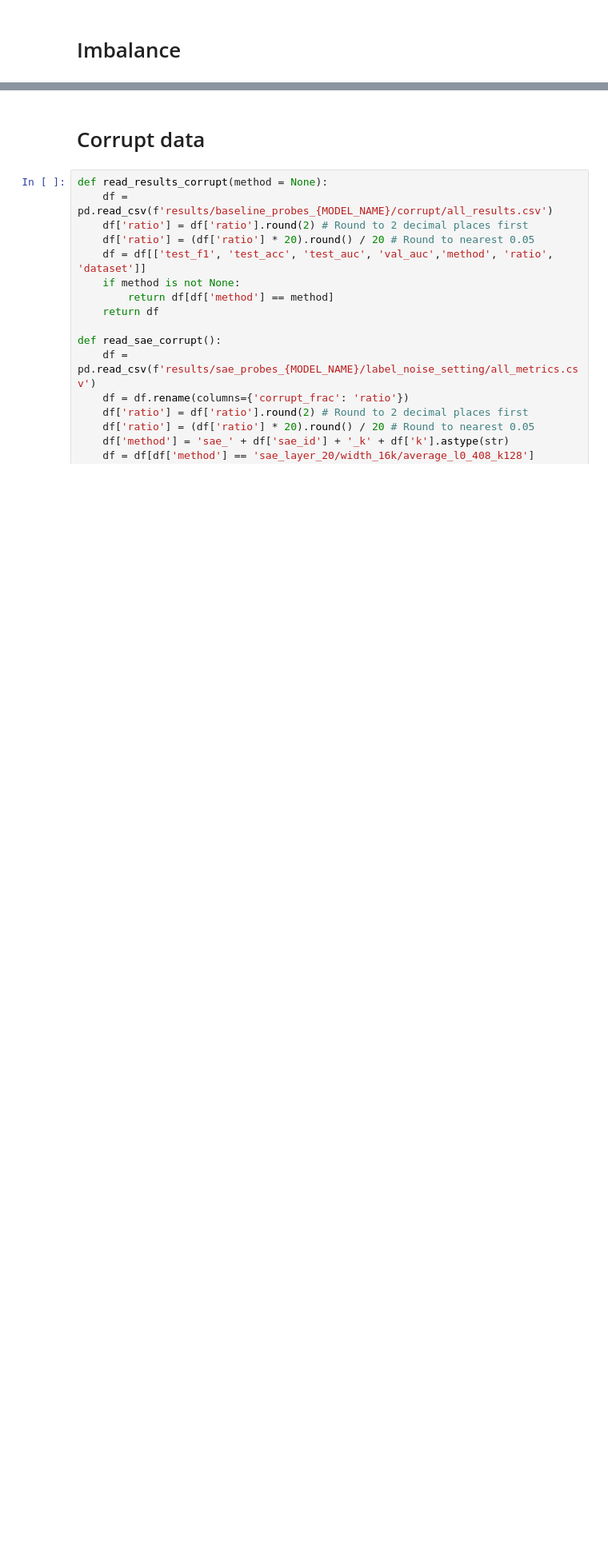
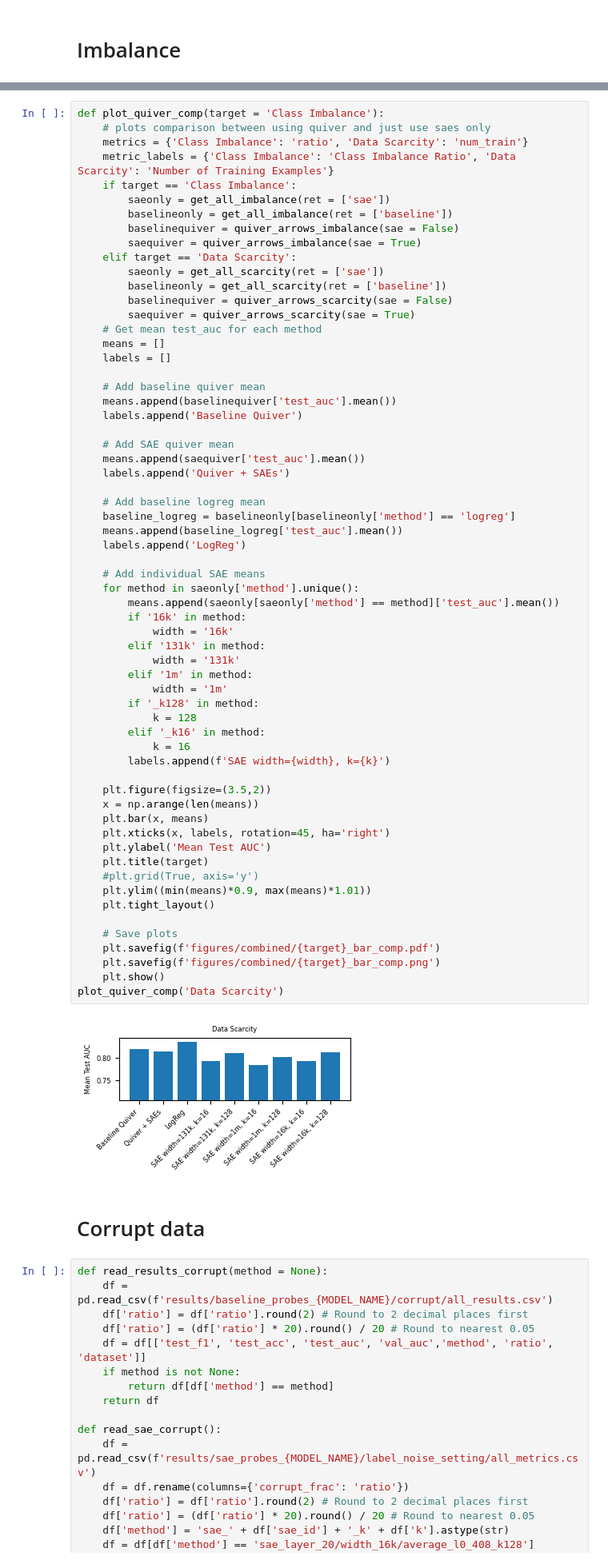
Before and after one commit to mganderson-goodfire/SAE-Probes, a Jupyter notebook: plot_combined.ipynb, the cells around one changed output, grey strips where cells are left out. Shown at 80% size. Saved outputs shown, nothing was run; the diff lists cells and outputs as text; blank space fills up the shorter version.

```diff
--- a/plot_combined.ipynb
+++ b/plot_combined.ipynb
@@ -97,3 +182,67 @@ def quiver_arrows_imbalance(sae = False):
+# %%
+def plot_quiver_comp(target = 'Class Imbalance'):
+    # plots comparison between using quiver and just use saes only
+    metrics = {'Class Imbalance': 'ratio', 'Data Scarcity': 'num_train'}
+    metric_labels = {'Class Imbalance': 'Class Imbalance Ratio', 'Data Scarcity': 'Number of Training Examples'}
+    if target == 'Class Imbalance':
+        saeonly = get_all_imbalance(ret = ['sae'])
+        baselineonly = get_all_imbalance(ret = ['baseline'])
+        baselinequiver = quiver_arrows_imbalance(sae = False)
+        saequiver = quiver_arrows_imbalance(sae = True)
+    elif target == 'Data Scarcity':
+        saeonly = get_all_scarcity(ret = ['sae'])
+        baselineonly = get_all_scarcity(ret = ['baseline'])
+        baselinequiver = quiver_arrows_scarcity(sae = False)
+        saequiver = quiver_arrows_scarcity(sae = True)
+    # Get mean test_auc for each method
+    means = []
+    labels = []
+
+    # Add baseline quiver mean
+    means.append(baselinequiver['test_auc'].mean())
+    labels.append('Baseline Quiver')
+
+    # Add SAE quiver mean
+    means.append(saequiver['test_auc'].mean())
+    labels.append('Quiver + SAEs')
+
+    # Add baseline logreg mean
+    baseline_logreg = baselineonly[baselineonly['method'] == 'logreg']
+    means.append(baseline_logreg['test_auc'].mean())
+    labels.append('LogReg')
+
+    # Add individual SAE means
+    for method in saeonly['method'].unique():
+        means.append(saeonly[saeonly['method'] == method]['test_auc'].mean())
+        if '16k' in method:
+            width = '16k'
+        elif '131k' in method:
+            width = '131k'
+        elif '1m' in method:
+            width = '1m'
+        if '_k128' in method:
+            k = 128
+        elif '_k16' in method:
+            k = 16
+        labels.append(f'SAE width={width}, k={k}')
+
+    plt.figure(figsize=(3.5,2))
+    x = np.arange(len(means))
+    plt.bar(x, means)
+    plt.xticks(x, labels, rotation=45, ha='right')
+    plt.ylabel('Mean Test AUC')
+    plt.title(target)
+    #plt.grid(True, axis='y')
+    plt.ylim((min(means)*0.9, max(means)*1.01))
+    plt.tight_layout()
+
+    # Save plots
+    plt.savefig(f'figures/combined/{target}_bar_comp.pdf')
+    plt.savefig(f'figures/combined/{target}_bar_comp.png')
+    plt.show()
+plot_quiver_comp('Data Scarcity')
+# %% [output]
+[figure, added]
 # %% [markdown]
 # Corrupt data
 # %%
```
Also changed, not shown: parts of 5 cells of this notebook.
